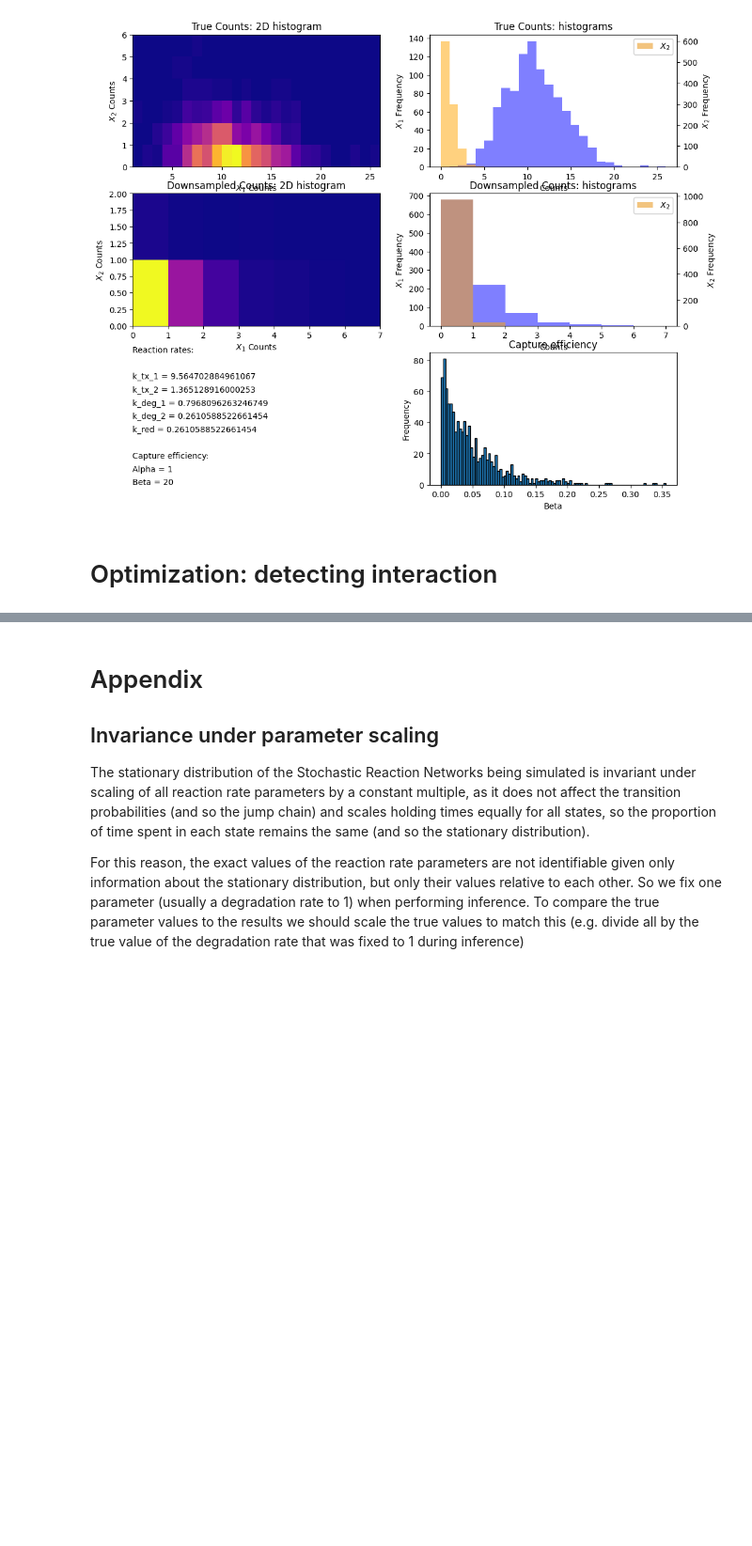
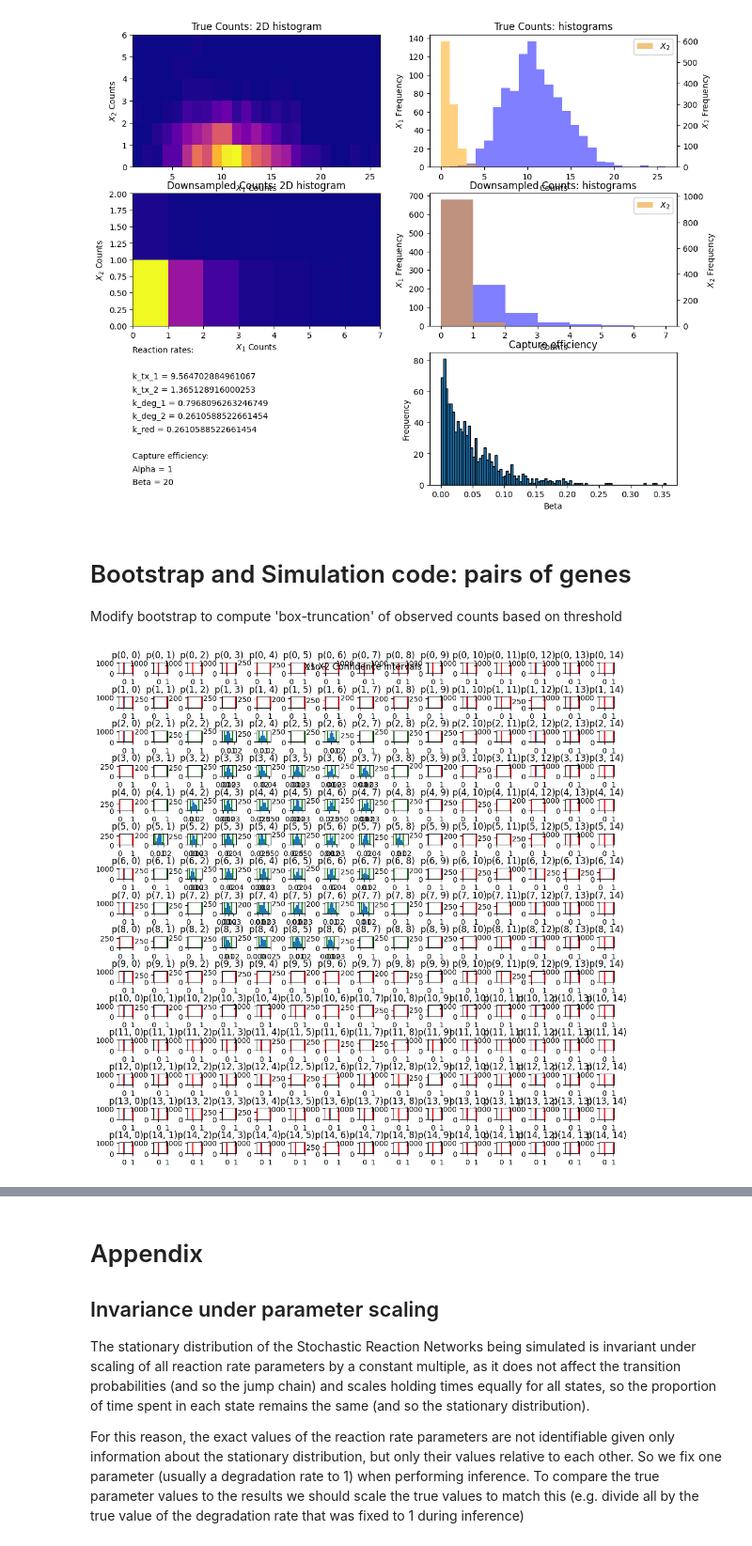
Before and after one commit to willjgh/M5R, a Jupyter notebook: Interaction/parameter_simulation.ipynb, the cells around one changed output, grey strips where cells are left out. Shown at 94% size. Drawn from its saved outputs; the diff is of its cells as text; code cells hidden in the pictures; blank space fills up the shorter version.

Commit message:
Setup box truncation for observed states in bootstrap

```diff
--- a/Interaction/parameter_simulation.ipynb
+++ b/Interaction/parameter_simulation.ipynb
@@ -375,5 +375,7 @@ k_deg_2 = 0.2610588522661454
 k_reg = 0.2610588522661454
 Text(0, 0.0, 'Beta = 20')
 [figure]
-# %% [markdown]
-# Optimization: detecting interaction
+# %% [markdown]
+# Bootstrap and Simulation code: pairs of genes
+
+Modify bootstrap to compute 'box-truncation' of observed counts based on threshold
@@ -379,0 +587,15 @@ Text(0, 0.0, 'Beta = 20')
+# %%
+# set test parameters
+params = {
+    'k_tx_1': 5,
+    'k_tx_2': 5,
+    'k_deg_1': 1,
+    'k_deg_2': 1,
+    'k_reg': 0
+}
+beta = np.array([1.0 for j in range(1000)])
+
+# bootstrap and plot: see truncation box in green
+bounds = bootstrap_B(params, n=1000, B=1000, beta=beta, tmax=100, ts=10, thresh=10, plot=True)
+# %% [output]
+[figure, added]
```
Also changed, not shown: parts of 3 cells of this notebook.
